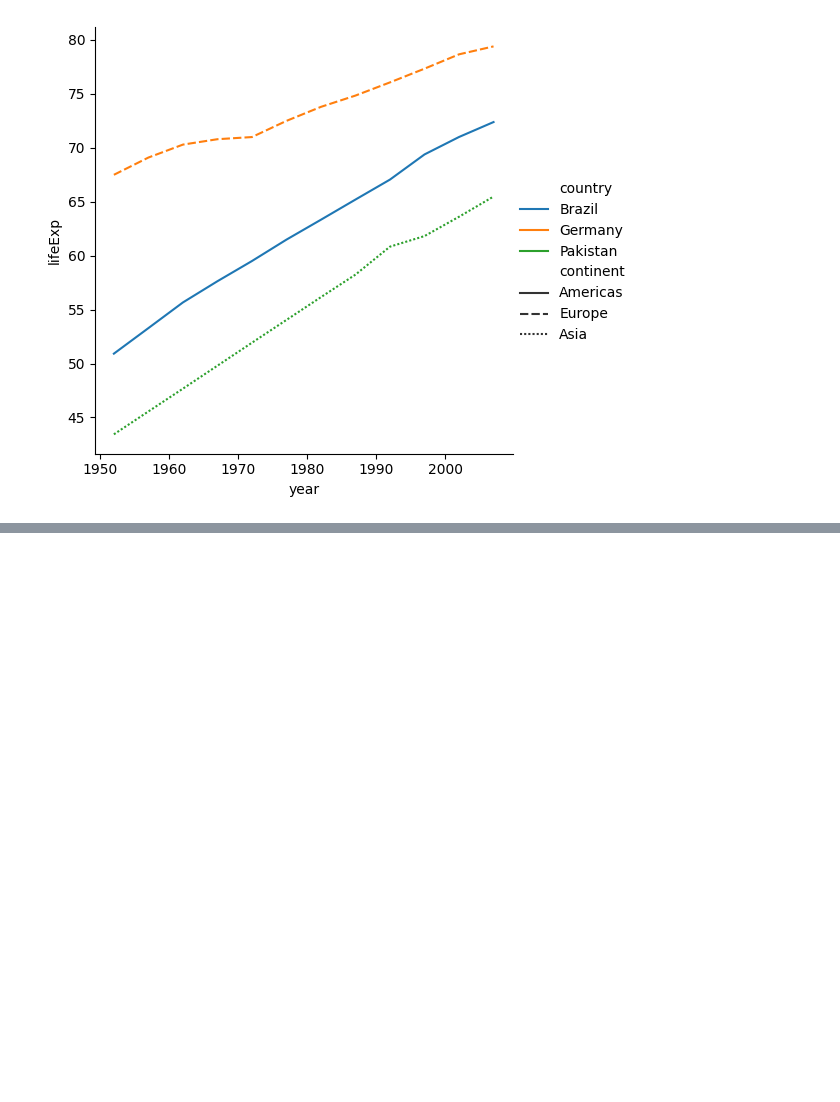
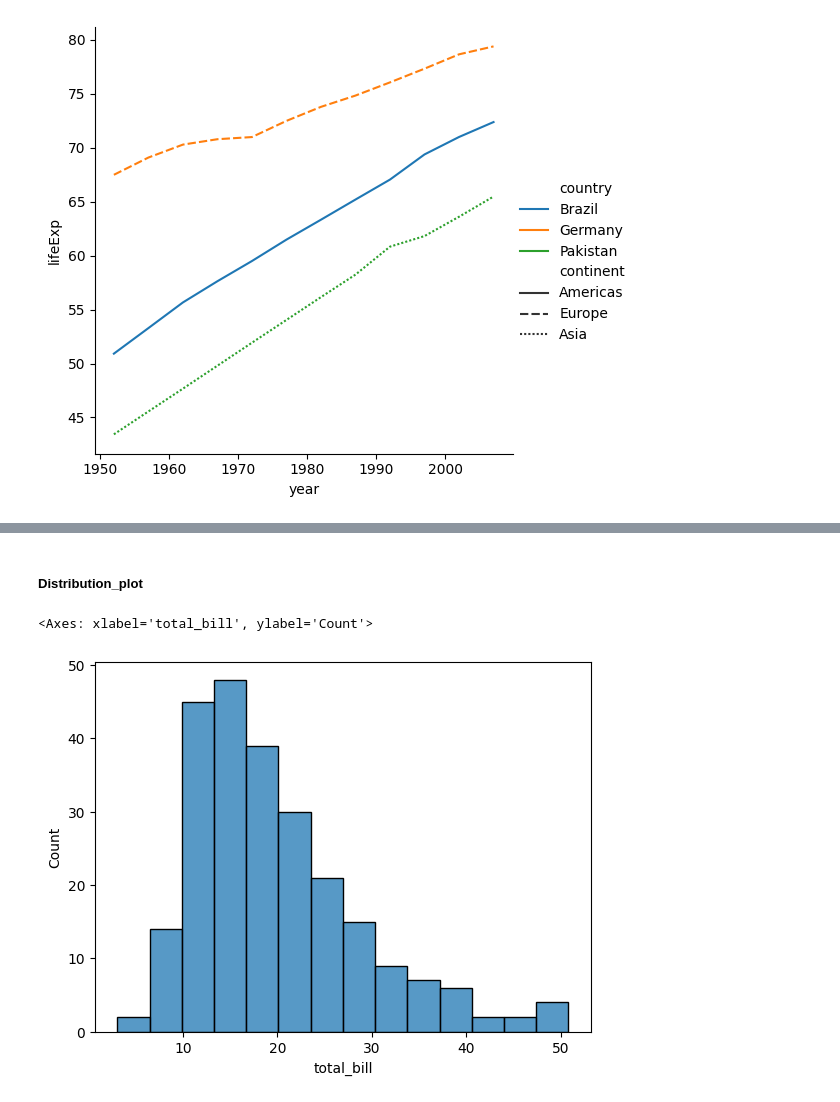
Before and after one commit to Wasay-3435/Data_Science_Projects, a Jupyter notebook: seaborn/charts.ipynb, the cells around one changed output, grey strips where cells are left out. Cells and saved outputs as stored; diff of their text form; code cells hidden in the pictures; blank space fills up the shorter version.

```diff
--- a/seaborn/charts.ipynb
+++ b/seaborn/charts.ipynb
@@ -78,0 +86,10 @@ sns.relplot(kind='line',data = temp_df,x='year', y ='lifeExp',hue ='country',sty
+# %% [markdown]
+##### Distribution_plot
+# %%
+#hist plot:
+#figure level =>  histplot
+#axis level => hist,kde,rug plot
+sns.histplot(data = tips , x = 'total_bill')
+# %% [output]
+<Axes: xlabel='total_bill', ylabel='Count'>
+[figure, added]
```
Also changed, not shown: parts of 14 cells of this notebook.
